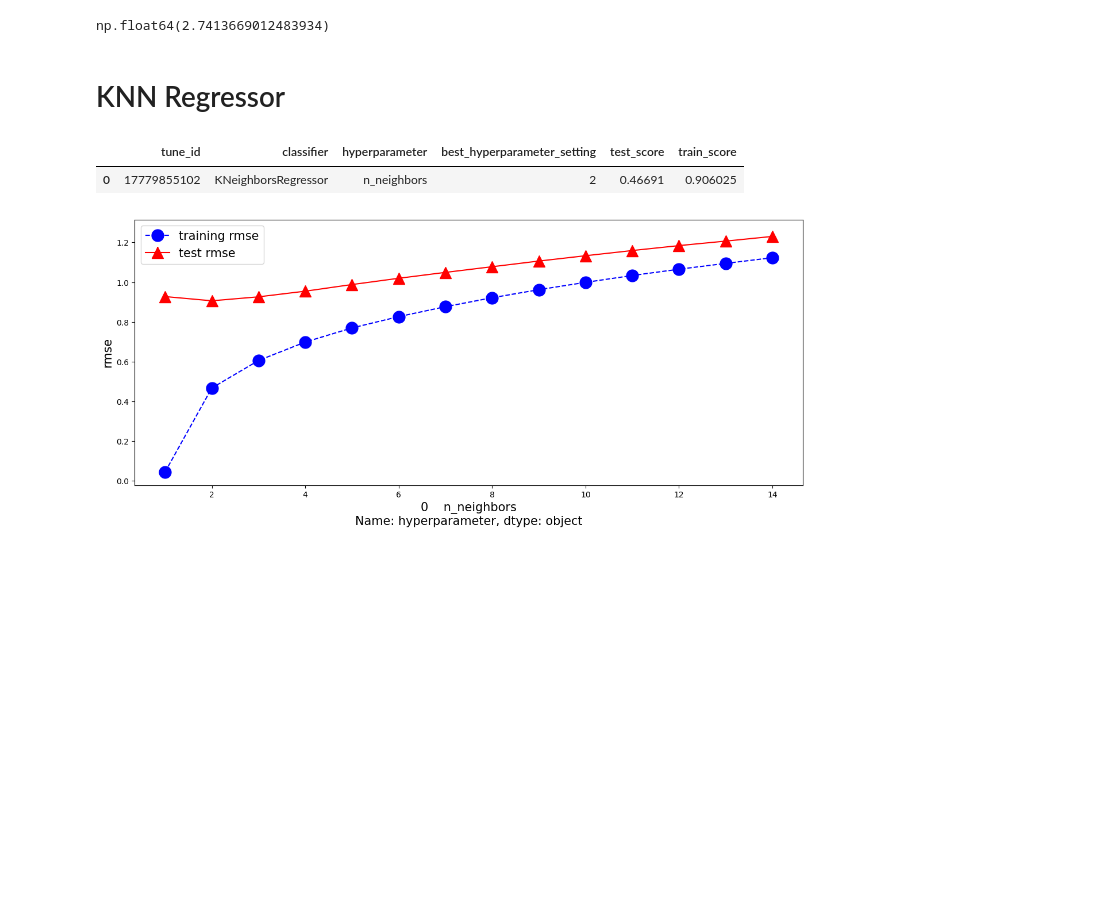
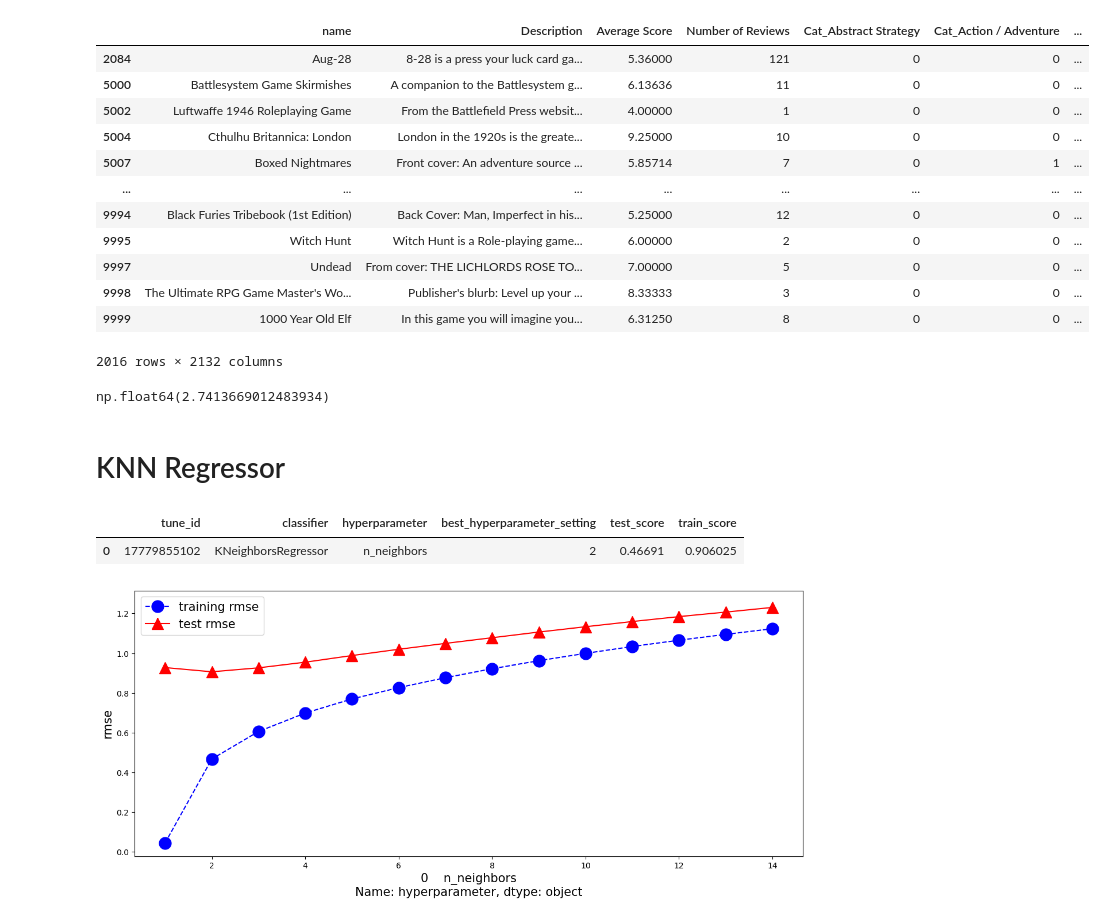
Before and after one commit to qigol/ml1-project-lt4, a Jupyter notebook: working-notebooks/q/model-training-balanced-all.ipynb, the cells around one changed output. Saved outputs shown, nothing was run; the diff lists cells and outputs as text; code cells hidden in the pictures; blank space fills up the shorter version.

Commit message:
final dataset

```diff
--- a/working-notebooks/q/model-training-balanced-all.ipynb
+++ b/working-notebooks/q/model-training-balanced-all.ipynb
@@ -15,5 +15,9 @@ from sklearn.neighbors import KNeighborsRegressor
 from sklearn.metrics import accuracy_score, mean_absolute_error, mean_squared_error
 from sklearn.metrics import confusion_matrix, ConfusionMatrixDisplay
 from sklearn.metrics import r2_score
+# %%
+full = pd.read_csv('../marc/ttrpg_bgg_encoded_dataset.csv')
+# %%
+full.rename(columns={'Name':'name'}, inplace=True)
 # %%
 svd = pd.read_csv('../../pickle-object/balance_final_svd_table.csv')
@@ -20,3 +26,28 @@ svd = pd.read_csv('../../pickle-object/balance_final_svd_table.csv')
+# %%
+svd_small = (
+    svd.drop(columns=svd.columns[1:3])
+       .drop_duplicates("name")
+       .set_index("name")
+)
+
+for col in svd_small.columns:
+    full[col] = full["name"].map(svd_small[col])
+# %%
+full[full['SV_1'].isna()]
+# %% [output]
+|  | name | Description | Average Score | Number of Reviews | Cat_Abstract Strategy | Cat_Action / Adventure | ... |
+| 2084 | Aug-28 | 8-28 is a press your luck card ga... | 5.36000 | 121 | 0 | 0 | ... |
+| 5000 | Battlesystem Game Skirmishes | A companion to the Battlesystem g... | 6.13636 | 11 | 0 | 0 | ... |
+| 5002 | Luftwaffe 1946 Roleplaying Game | From the Battlefield Press websit... | 4.00000 | 1 | 0 | 0 | ... |
+| 5004 | Cthulhu Britannica: London | London in the 1920s is the greate... | 9.25000 | 10 | 0 | 0 | ... |
+| 5007 | Boxed Nightmares | Front cover: An adventure source ... | 5.85714 | 7 | 0 | 1 | ... |
+| ... | ... | ... | ... | ... | ... | ... | ... |
+| 9994 | Black Furies Tribebook (1st Edition) | Back Cover: Man, Imperfect in his... | 5.25000 | 12 | 0 | 0 | ... |
+| 9995 | Witch Hunt | Witch Hunt is a Role-playing game... | 6.00000 | 2 | 0 | 0 | ... |
+| 9997 | Undead | From cover: THE LICHLORDS ROSE TO... | 7.00000 | 5 | 0 | 0 | ... |
+| 9998 | The Ultimate RPG Game Master's Wo... | Publisher's blurb: Level up your ... | 8.33333 | 3 | 0 | 0 | ... |
+| 9999 | 1000 Year Old Elf | In this game you will imagine you... | 6.31250 | 8 | 0 | 0 | ... |
+2016 rows × 2132 columns
 # %%
 X = svd.iloc[:, 4:]
 y = svd['average_score']
```
Also changed, not shown: parts of 1 cell of this notebook, 9 other files.
